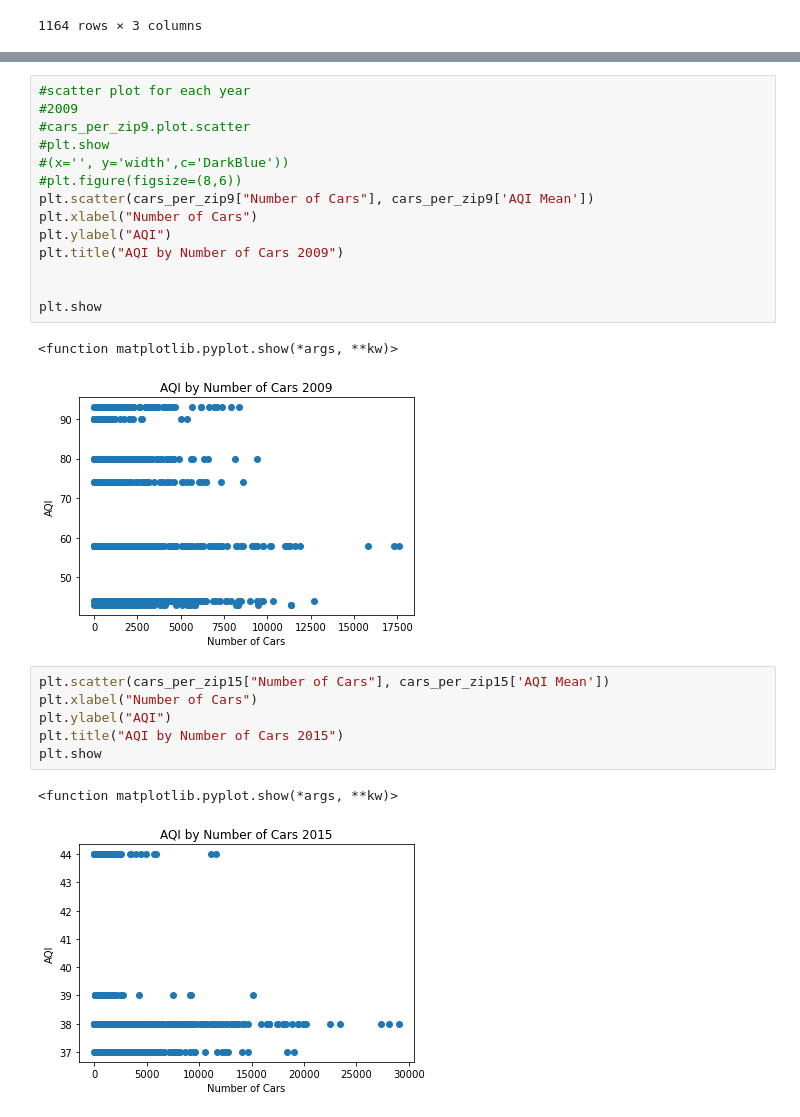
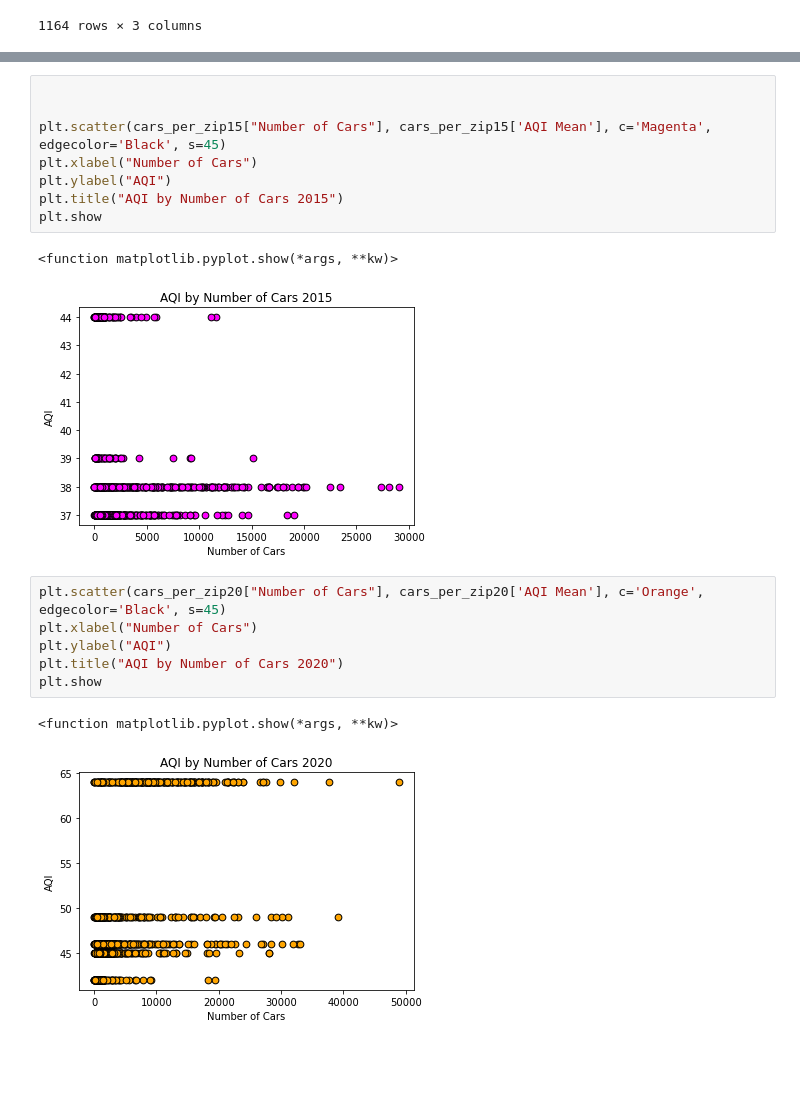
Before and after one commit to paloni-dotcom/Se7en, a Jupyter notebook: density_aqi.ipynb, the cells around one changed output, grey strips where cells are left out. Cells and saved outputs as stored; diff of their text form; blank space fills up the shorter version.

```diff
--- a/density_aqi.ipynb
+++ b/density_aqi.ipynb
@@ -203,26 +226,20 @@ cars_per_zip20
 # %%
-#scatter plot for each year
-#2009
-#cars_per_zip9.plot.scatter
-#plt.show
-#(x='', y='width',c='DarkBlue'))
-#plt.figure(figsize=(8,6))
-plt.scatter(cars_per_zip9["Number of Cars"], cars_per_zip9['AQI Mean'])
+
+
+plt.scatter(cars_per_zip15["Number of Cars"], cars_per_zip15['AQI Mean'], c='Magenta', edgecolor='Black', s=45)
 plt.xlabel("Number of Cars")
 plt.ylabel("AQI")
-plt.title("AQI by Number of Cars 2009")
-
-
+plt.title("AQI by Number of Cars 2015")
 plt.show
 # %% [output]
 <function matplotlib.pyplot.show(*args, **kw)>
-[figure, old version]
+[figure, new version]
 # %%
-plt.scatter(cars_per_zip15["Number of Cars"], cars_per_zip15['AQI Mean'])
+plt.scatter(cars_per_zip20["Number of Cars"], cars_per_zip20['AQI Mean'], c='Orange', edgecolor='Black', s=45)
 plt.xlabel("Number of Cars")
 plt.ylabel("AQI")
-plt.title("AQI by Number of Cars 2015")
+plt.title("AQI by Number of Cars 2020")
 plt.show
 # %% [output]
 <function matplotlib.pyplot.show(*args, **kw)>
-[figure, old version]
+[figure, new version]
```
Also changed, not shown: parts of 9 cells of this notebook.
